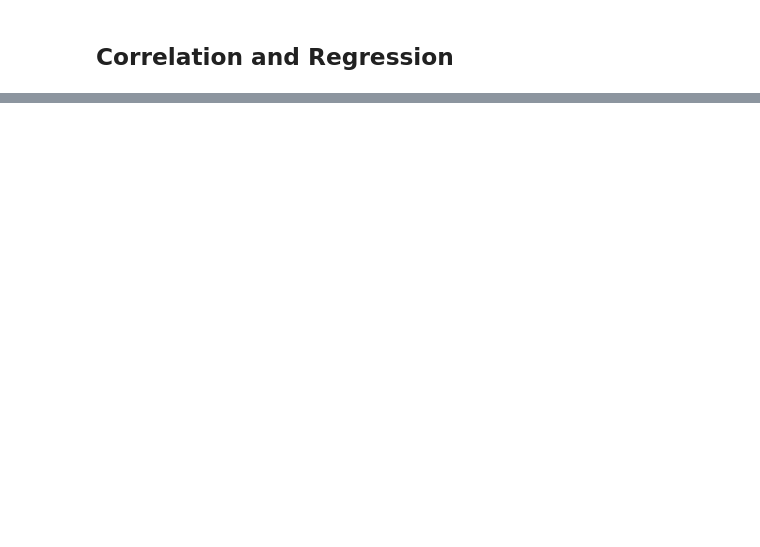
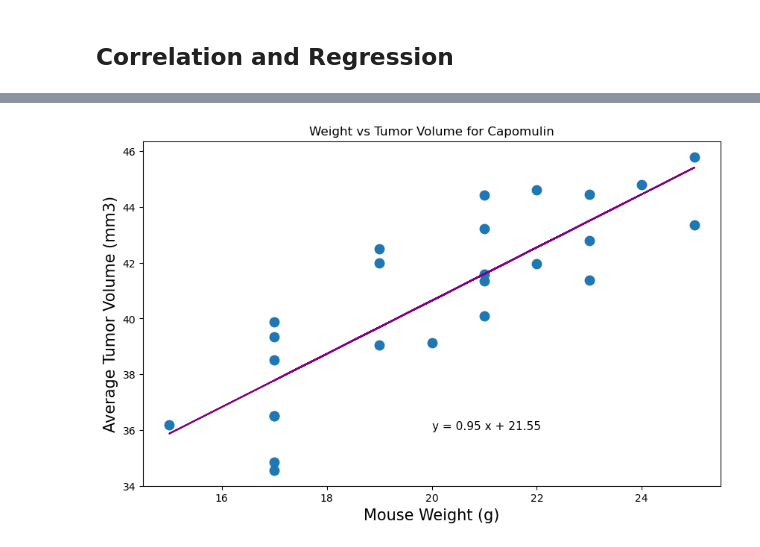
Before and after one commit to JBHinton/Pymaceuticals, a Jupyter notebook: Starter_Code/Pymaceuticals/Jacks Pyma Code.ipynb, the cells around one changed output, grey strips where cells are left out. Saved outputs shown, nothing was run; the diff lists cells and outputs as text; code cells hidden in the pictures; blank space fills up the shorter version.

```diff
--- a/Starter_Code/Pymaceuticals/Jacks Pyma Code.ipynb
+++ b/Starter_Code/Pymaceuticals/Jacks Pyma Code.ipynb
@@ -213,0 +293,17 @@ The correlation between mouse weight and the average tumor volume is 0.84
+# %%
+# Calculate the correlation coefficient and a linear regression model
+# for mouse weight and average observed tumor volume for the entire Capomulin regimen
+correlation_coefficient = capomulin_mouse_weight.corr(capomulin_avg_tumor)
+slope, intercept, r_value, p_value, std_err = st.linregress(capomulin_mouse_weight, capomulin_avg_tumor)
+
+plt.figure(figsize=(10, 6))
+plt.scatter(capomulin_mouse_weight, capomulin_avg_tumor, linewidth=4)
+plt.xlabel('Mouse Weight (g)', fontsize = 15)
+plt.ylabel('Average Tumor Volume (mm3)', fontsize = 15)
+plt.annotate(line_eq,(20,36), fontsize=11)
+plt.title("Weight vs Tumor Volume for Capomulin")
+plt.plot(capomulin_mouse_weight, slope * capomulin_mouse_weight + intercept, color='purple');
+
+plt.show;
+# %% [output]
+[figure, added]
```
Also changed, not shown: parts of 9 cells of this notebook.
